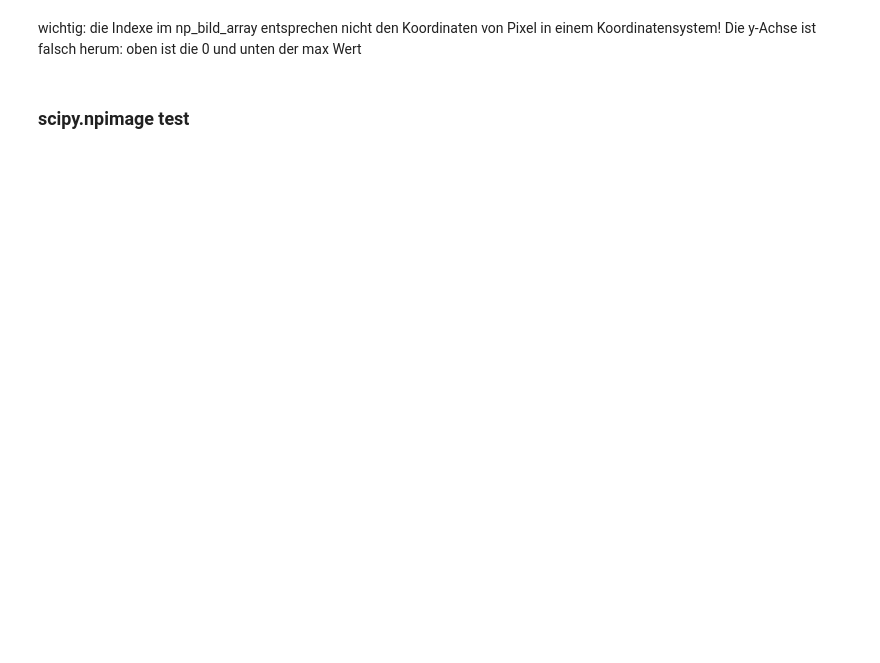
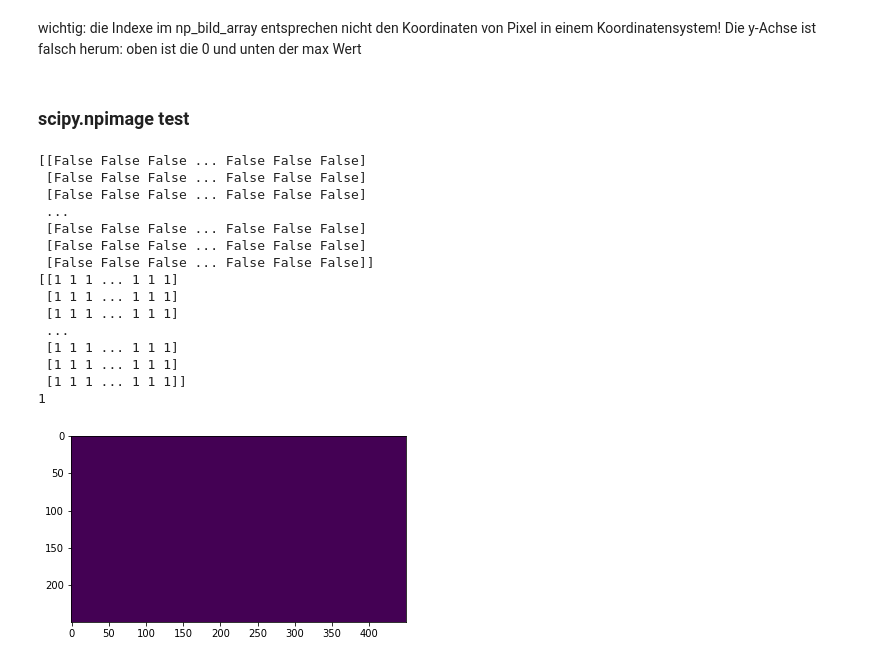
Before and after one commit to claryguru/BA_epics_camera, a Jupyter notebook: Jupiter/Datenanalyse.ipynb, the cells around one changed output. Drawn from its saved outputs; the diff is of its cells as text; code cells hidden in the pictures; blank space fills up the shorter version.

```diff
--- a/Jupiter/Datenanalyse.ipynb
+++ b/Jupiter/Datenanalyse.ipynb
@@ -95,0 +110,26 @@ wichtig: die Indexe im np_bild_array entsprechen nicht den Koordinaten von Pixel
+# %%
+#label  example np middle
+mask = middle < middle.mean()
+print(mask)
+labeled_ex, num_label_ex = label(middle)
+print(labeled_ex)
+print(num_label_ex)
+plt.imshow(labeled_ex)
+plt.show()
+# %% [output]
+[[False False False ... False False False]
+ [False False False ... False False False]
+ [False False False ... False False False]
+ ...
+ [False False False ... False False False]
+ [False False False ... False False False]
+ [False False False ... False False False]]
+[[1 1 1 ... 1 1 1]
+ [1 1 1 ... 1 1 1]
+ [1 1 1 ... 1 1 1]
+ ...
+ [1 1 1 ... 1 1 1]
+ [1 1 1 ... 1 1 1]
+ [1 1 1 ... 1 1 1]]
+1
+[figure, added]
```
Also changed, not shown: parts of 9 cells of this notebook, 6 other files.
